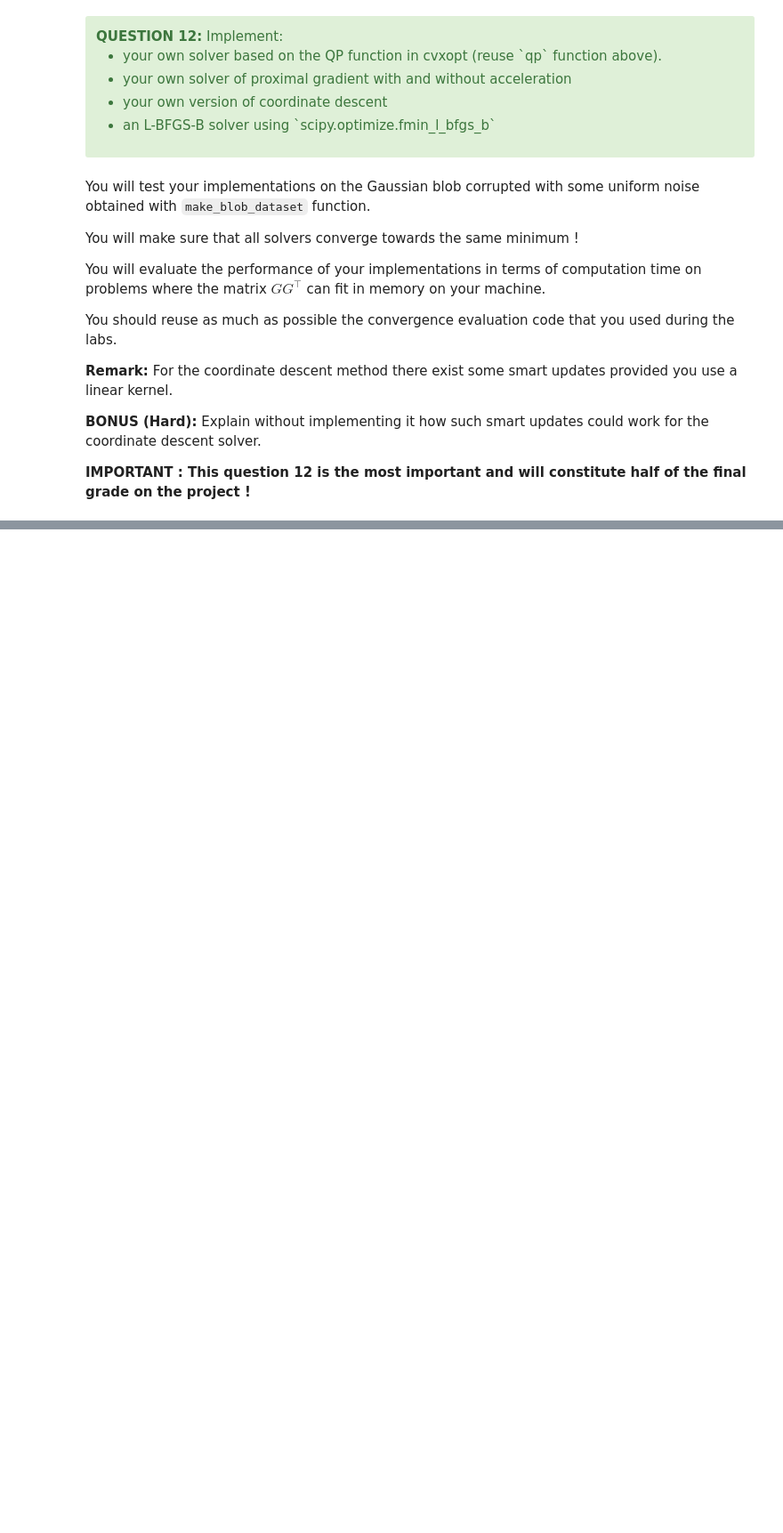
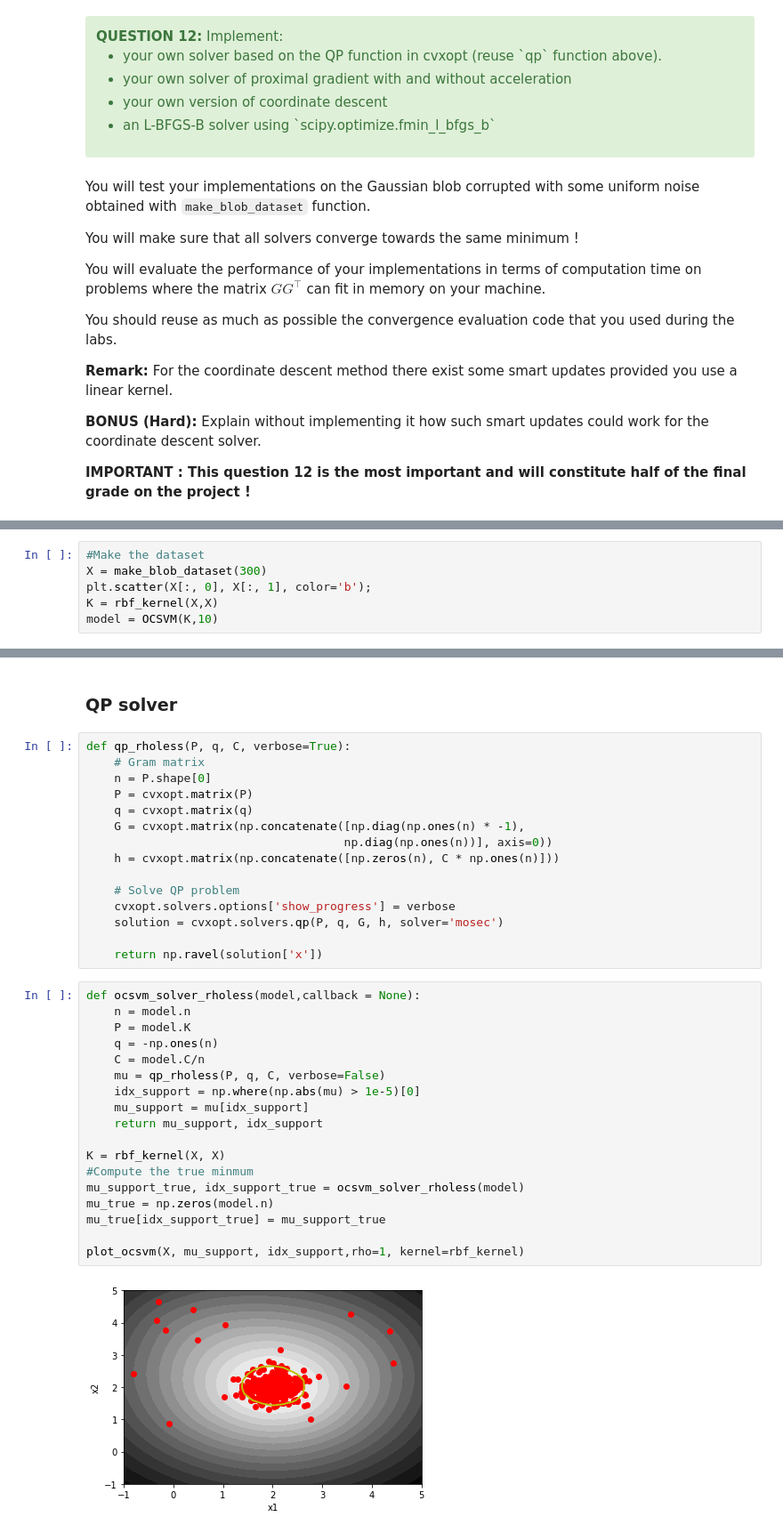
Before and after one commit to aymondebroglie/Project_Opti, a Jupyter notebook: project_m2_optim_data_science_2017_ocsvm.ipynb, the cells around one changed output, grey strips where cells are left out. Shown at 89% size. Cells and saved outputs as stored; diff of their text form; blank space fills up the shorter version.

```diff
--- a/project_m2_optim_data_science_2017_ocsvm.ipynb
+++ b/project_m2_optim_data_science_2017_ocsvm.ipynb
@@ -781,0 +844,6 @@ You should reuse as much as possible the convergence evaluation code that you us
+# %%
+#Make the dataset
+X = make_blob_dataset(300)
+plt.scatter(X[:, 0], X[:, 1], color='b');
+K = rbf_kernel(X,X)
+model = OCSVM(K,10)
@@ -781,0 +877,37 @@ You should reuse as much as possible the convergence evaluation code that you us
+# %% [markdown]
+### QP solver
+# %%
+def qp_rholess(P, q, C, verbose=True):
+    # Gram matrix
+    n = P.shape[0]
+    P = cvxopt.matrix(P)
+    q = cvxopt.matrix(q)
+    G = cvxopt.matrix(np.concatenate([np.diag(np.ones(n) * -1),
+                                     np.diag(np.ones(n))], axis=0))
+    h = cvxopt.matrix(np.concatenate([np.zeros(n), C * np.ones(n)]))
+
+    # Solve QP problem
+    cvxopt.solvers.options['show_progress'] = verbose
+    solution = cvxopt.solvers.qp(P, q, G, h, solver='mosec')
+
+    return np.ravel(solution['x'])
+# %%
+def ocsvm_solver_rholess(model,callback = None):
+    n = model.n
+    P = model.K
+    q = -np.ones(n)
+    C = model.C/n
+    mu = qp_rholess(P, q, C, verbose=False)
+    idx_support = np.where(np.abs(mu) > 1e-5)[0]
+    mu_support = mu[idx_support]
+    return mu_support, idx_support
+
+K = rbf_kernel(X, X)
+#Compute the true minmum
+mu_support_true, idx_support_true = ocsvm_solver_rholess(model)
+mu_true = np.zeros(model.n)
+mu_true[idx_support_true] = mu_support_true
+
+plot_ocsvm(X, mu_support, idx_support,rho=1, kernel=rbf_kernel)
+# %% [output]
+[figure, added]
```
Also changed, not shown: parts of 11 cells of this notebook.
